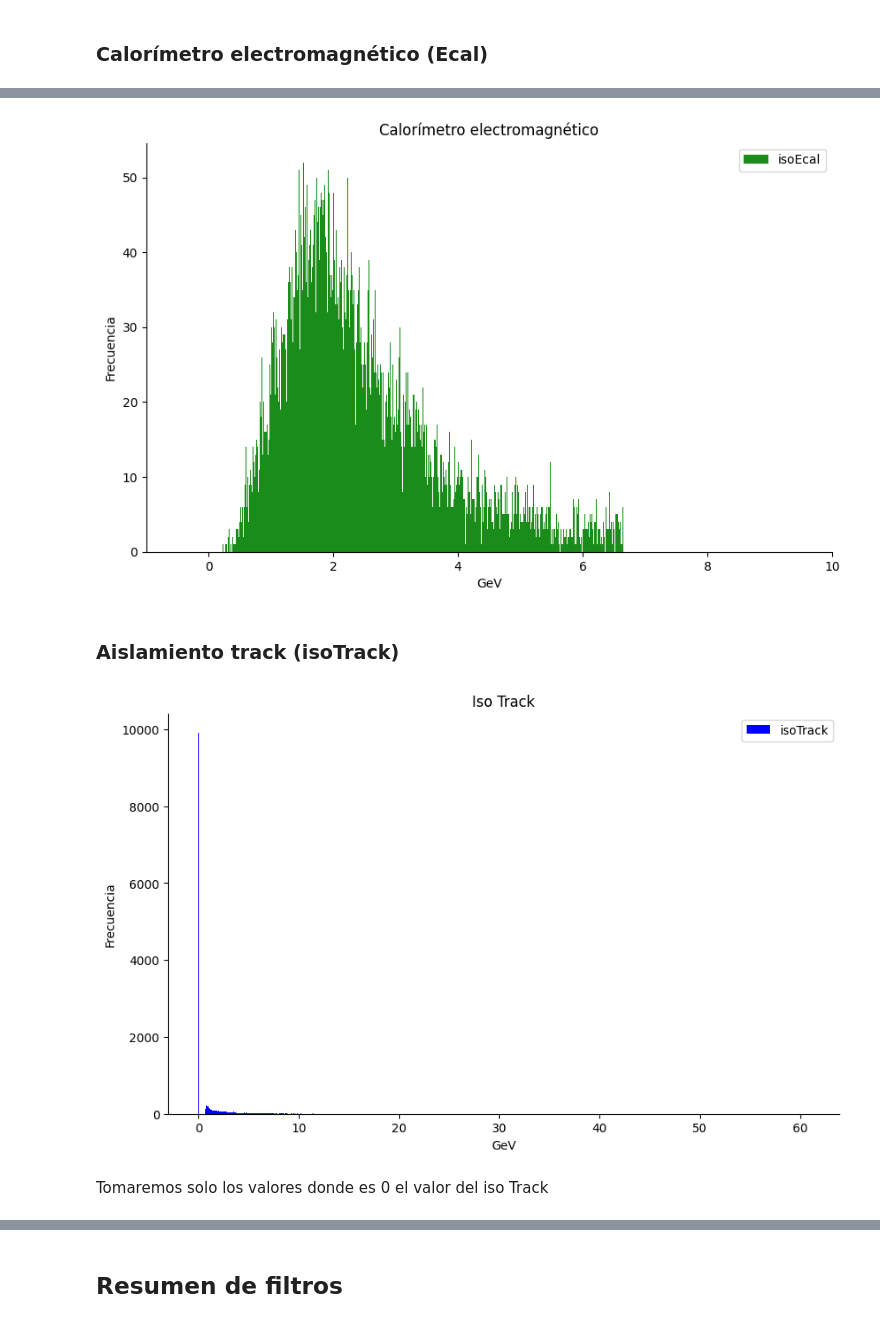
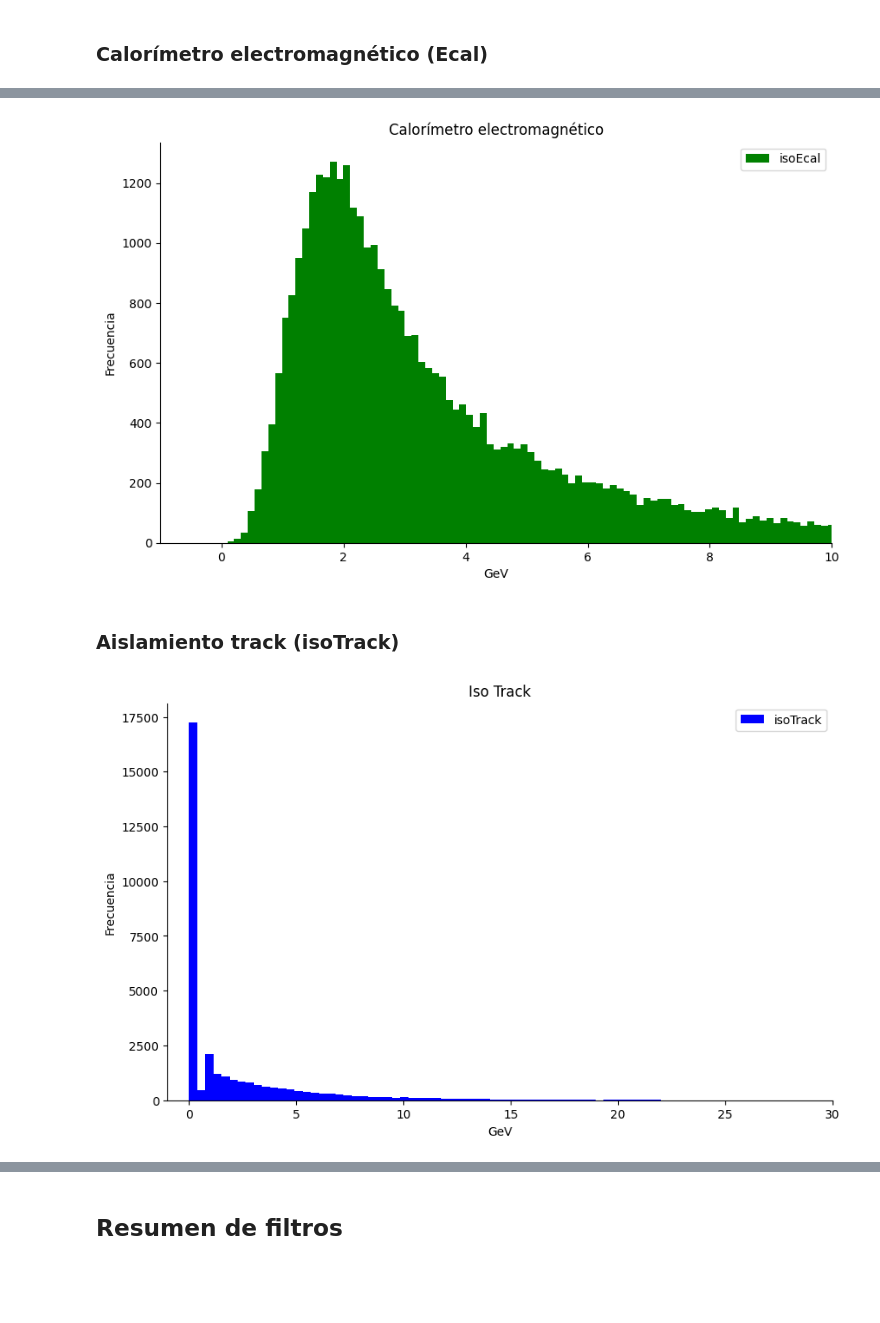
Before and after one commit to ProgramasParaFisicaDeParticulas/blindsampleanalysiswithcsv4-Jorge-1501, a Jupyter notebook: Exploracion.ipynb, the cells around one changed output, grey strips where cells are left out. Saved outputs shown, nothing was run; the diff lists cells and outputs as text; code cells hidden in the pictures; blank space fills up the shorter version.

```diff
--- a/Exploracion.ipynb
+++ b/Exploracion.ipynb
@@ -414,3 +416,9 @@ particles.describe()
+# %%
+# Paso 1: Calcular la diferencia en el ángulo azimutal
+particles['delta_phi'] = particles['phi'] - particles['phiMET']
+
+# Paso 2: Calcular la masa transversa
+particles['mass_transverse'] = np.sqrt(2 * particles['pt'] * particles['MET'] * (1 - np.cos(particles['delta_phi'])))
 # %% [markdown]
 ## Sample de datos abiertos del CMS para educación.
 # %% [markdown]
@@ -538,9 +546,3 @@ plt.show()
 \begin{equation}
   M = \sqrt{2 p_{Te} p_{T\nu} \left( 1- cos (\Delta \phi)\right) }
 \end{equation}
-# %%
-# Paso 1: Calcular la diferencia en el ángulo azimutal
-particles_EB['delta_phi'] = particles_EB['phi'] - particles_EB['phiMET']
-
-# Paso 2: Calcular la masa transversa
-particles_EB['mass_transverse'] = np.sqrt(2 * particles_EB['pt'] * particles_EB['MET'] * (1 - np.cos(particles_EB['delta_phi'])))
@@ -627,7 +621,7 @@ particles_EB.describe()
 | 75% | 170876.000000 | 6.343619e+08 | 54.399100 | 0.809800 | 1.598300 | 1.000000 | 0.0 | 0.0 | 0.009900 | 0.020900 | ... |
 | max | 172949.000000 | 2.483716e+09 | 515.567000 | 1.724100 | 3.141500 | 1.000000 | 0.0 | 0.0 | 0.027200 | 2.339000 | ... |
 # %%
-particles_HoverE = particles_EB[(particles_EB['HoverE']) == 0]
+particles_HoverE = particles_EB[(particles_EB['HoverE']) < 0.038]
 # %%
 particles_HoverE.head()
 # %% [output]
@@ -717,3 +775,8 @@ particles_Hcal = particles_HoverE[(particles_HoverE['isoHcal']) == 0]
+# %%
+media_Hcal = np.mean(particles_HoverE['isoHcal'])
+std_Hcal = np.std(particles_HoverE['isoHcal'])
+
+particles_Hcal = particles_HoverE[(particles_HoverE['isoHcal']).between(0 - np.sqrt(std_Hcal), 1 + np.sqrt(std_Hcal))]
 # %%
 particles_Hcal.head()
 # %% [output]
@@ -831,26 +900,26 @@ max          6.648600
 Name: isoEcal, dtype: float64
 # %%
 # Creación de una figura y ejes para los histogramas
-fig2pt_3, ax2pt_3 = plt.subplots(figsize=(10, 6))
+fig2pt_2, ax2pt_2 = plt.subplots(figsize=(10, 6))
 
 # Gráfica los histogramas
-#ax2pt_3.hist(particles_Ecal['isoTrack'], bins=1000, alpha = 0.6, label = "isoTrack", color="Blue")
-ax2pt_3.hist(particles_Ecal['isoEcal'], bins=1000, alpha= 0.9, label = "isoEcal", color="Green")
+ax2pt_2.hist(particles_Hcal['isoEcal'], bins=1000, label = "isoEcal", color="Green")
+#ax2pt_2.hist(particles_Hcal['isoEcal'], bins=1000, alpha= 0.6, label = "isoEcal", color="Green")
 plt.gca().spines[['top', 'right',]].set_visible(False)
 
 # Título y etiquetas
-ax2pt_3.set_title('Calorímetro electromagnético')
-ax2pt_3.set_xlabel('GeV')
-ax2pt_3.set_ylabel('Frecuencia')
+ax2pt_2.set_title('Calorímetro electromagnético')
+ax2pt_2.set_xlabel('GeV')
+ax2pt_2.set_ylabel('Frecuencia')
 
 plt.xlim(-1,10)
 
-ax2pt_3.legend()
+ax2pt_2.legend()
 
 # Mostrar la gráfica
 plt.show()
 # %% [output]
-[figure, old version]
+[figure, new version]
 # %% [markdown]
 ### Aislamiento track (isoTrack)
 # %%
@@ -867,13 +936,11 @@ ax2pt_2.set_title('Iso Track')
 ax2pt_2.set_xlabel('GeV')
 ax2pt_2.set_ylabel('Frecuencia')
 
-#plt.xlim(-1,10)
+plt.xlim(-1,30)
 
 ax2pt_2.legend()
 
 # Mostrar la gráfica
 plt.show()
 # %% [output]
-[figure, old version]
+[figure, new version]
-# %% [markdown]
-Tomaremos solo los valores donde es 0 el valor del iso Track
```
Also changed, not shown: parts of 53 cells of this notebook.
